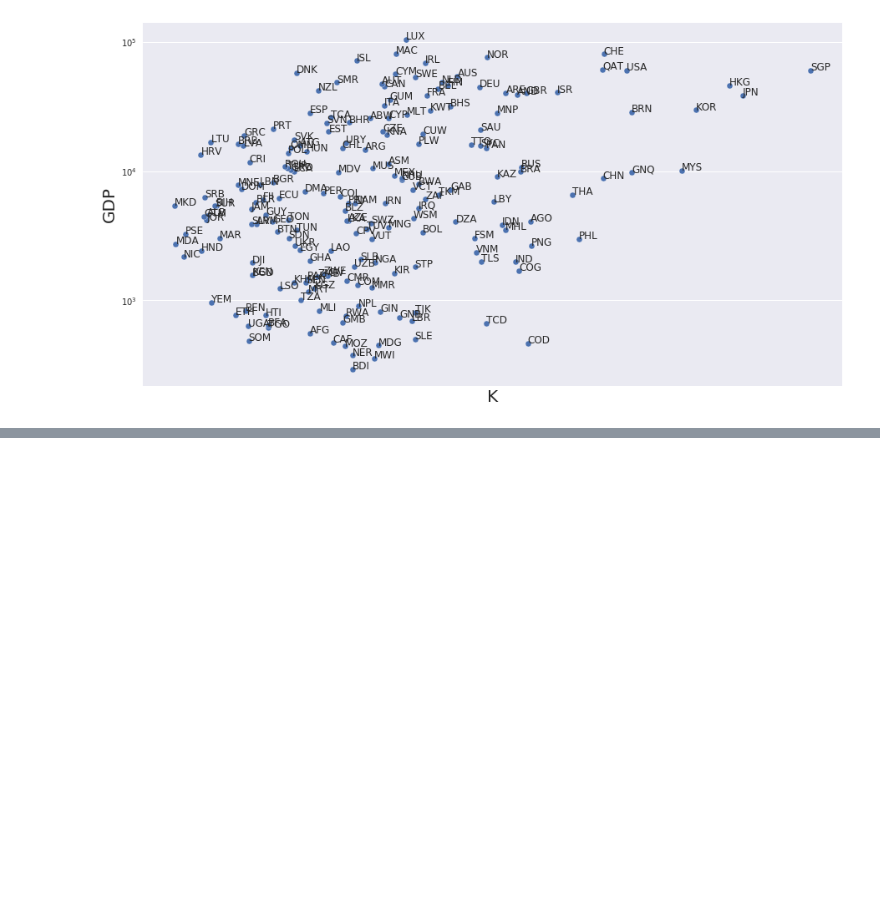
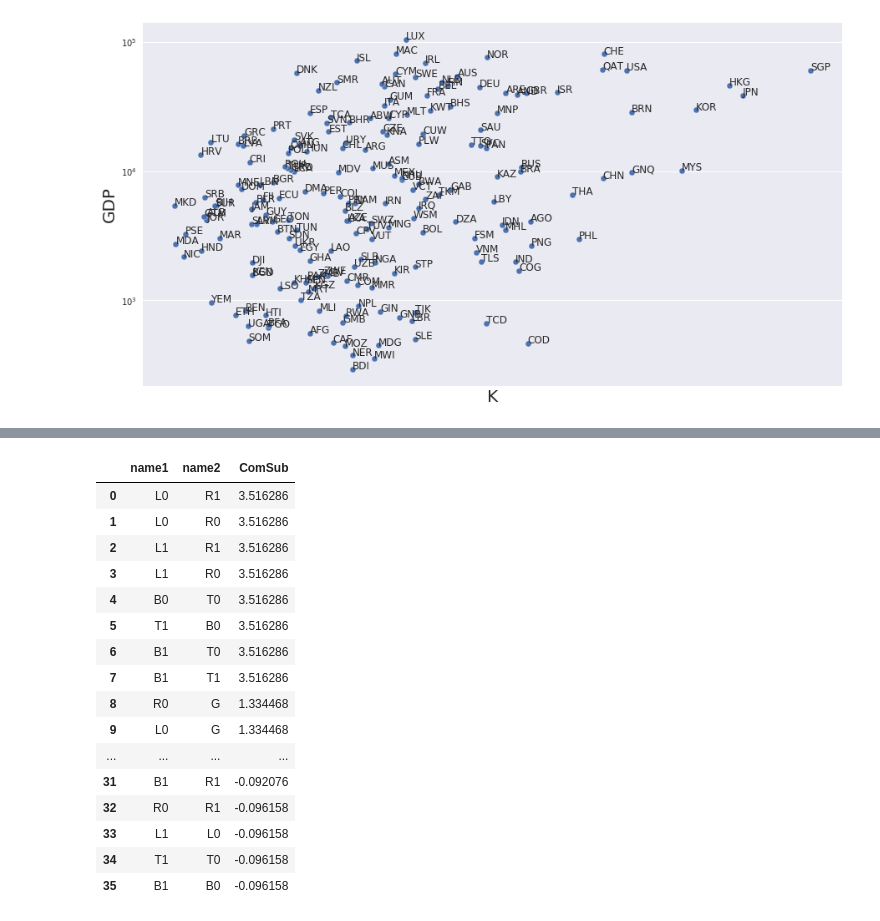
Before and after one commit to hashc/ComSub, a Jupyter notebook: country.ipynb, the cells around one changed output, grey strips where cells are left out. Cells and saved outputs as stored; diff of their text form; code cells hidden in the pictures; blank space fills up the shorter version.

```diff
--- a/country.ipynb
+++ b/country.ipynb
@@ -294,0 +279,19 @@ Text(0.5,0,'K')
+# %%
+import scipy.sparse as sparse
+x = [i for i,j in lst1]+[j for i,j in lst1]
+y = [j for i,j in lst1]+[i for i,j in lst1]
+from scipy import sparse
+n=len(Name2id)
+M = sparse.csc_matrix(([1.0]*len(x),(x,y)),shape=(n,n))
+M = RCA_sparse(M)
+#M0 = M.T*M
+M0 = copy.deepcopy(M)
+M1 = M0 / M0.sum(axis=0)
+
+import copy
+M2=np.zeros((len(M1),len(M1)))
+M3=copy.deepcopy(M1)
+for k in range(2,100):
+    M3 = M3*M1
+    M2+=M3
+M2=M2 / M2.sum(axis=0)
@@ -294,0 +300,24 @@ Text(0.5,0,'K')
+# %%
+Md = M0.todok()
+index = list(dict(Md).keys())
+K = [[i,j,M1[i,j]/M2[i,j]] for (i,j) in index]
+SW = sorted(K,key=lambda x:x[2],reverse=True)
+tmp =[]
+for i,j,k in SW:
+    try:
+        tmp.append([id2Name[i],id2Name[j],k])
+    except:
+        pass
+pd.DataFrame(tmp)
+# %%
+K1 = M1/M2
+K=[[i,j,K1[i,j]] if M1[i,j]>0 else [i,j,-M2[i,j]] for i in range(len(M1)) for j  in range(len(M1)) if i>j]
+SW = sorted(K,key=lambda x:x[2],reverse=True)
+tmp =[]
+for i,j,k in SW:
+    try:
+        tmp.append([id2Name[i],id2Name[j],k])
+    except:
+        pass
+print(pd.DataFrame(tmp,columns=['name1','name2','ComSub']).head())
+print(pd.DataFrame(tmp,columns=['name1','name2','ComSub']).tail())
@@ -294,0 +351,20 @@ Text(0.5,0,'K')
+# %%
+pd.DataFrame(tmp,columns=['name1','name2','ComSub'])
+# %% [output]
+|  | name1 | name2 | ComSub |
+| 0 | L0 | R1 | 3.516286 |
+| 1 | L0 | R0 | 3.516286 |
+| 2 | L1 | R1 | 3.516286 |
+| 3 | L1 | R0 | 3.516286 |
+| 4 | B0 | T0 | 3.516286 |
+| 5 | T1 | B0 | 3.516286 |
+| 6 | B1 | T0 | 3.516286 |
+| 7 | B1 | T1 | 3.516286 |
+| 8 | R0 | G | 1.334468 |
+| 9 | L0 | G | 1.334468 |
+| ... | ... | ... | ... |
+| 31 | B1 | R1 | -0.092076 |
+| 32 | R0 | R1 | -0.096158 |
+| 33 | L1 | L0 | -0.096158 |
+| 34 | T1 | T0 | -0.096158 |
+| 35 | B1 | B0 | -0.096158 |
```
Also changed, not shown: parts of 21 cells of this notebook.
